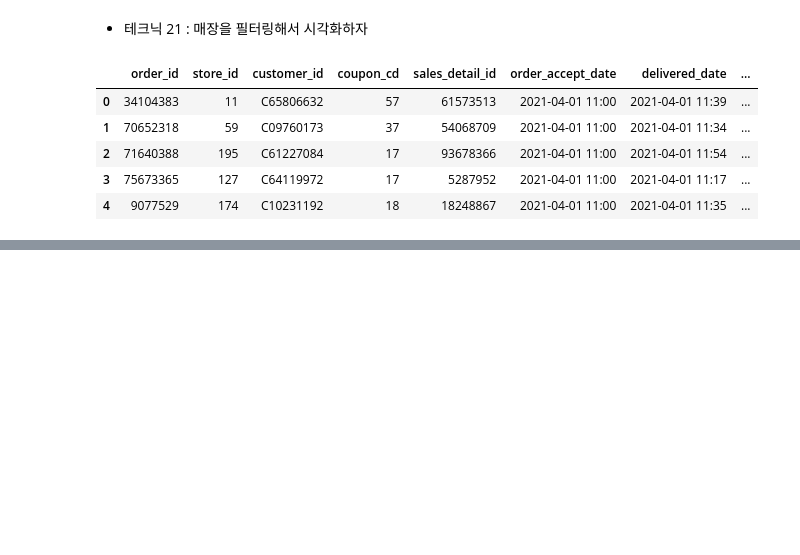
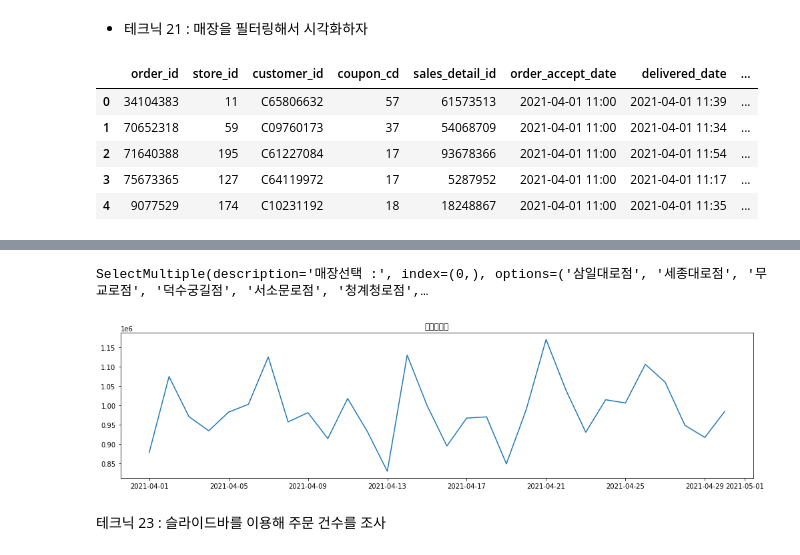
Before and after one commit to kiyong21c/PythonML, a Jupyter notebook: 20221128_Dropdown.ipynb, the cells around one changed output, grey strips where cells are left out. Saved outputs shown, nothing was run; the diff lists cells and outputs as text; code cells hidden in the pictures; blank space fills up the shorter version.

```diff
--- a/20221128_Dropdown.ipynb
+++ b/20221128_Dropdown.ipynb
@@ -901,0 +935,13 @@ Dropdown(description='지역 선택 :', index=9, options=('삼일대로점', '
+# %%
+%%writefile font.py
+import matplotlib.pyplot as plt
+
+# 한글 폰트 처리
+import os
+
+if os.name == 'nt': # Windows
+    plt.rc('font', family='Malgun Gothic')
+elif os.name == 'posix': # MacOS
+    plt.rc('font', family='AllieGothic')
+
+plt.rc('axes', unicode_minus=False) # minus("-") font settings
@@ -901,0 +994,32 @@ Dropdown(description='지역 선택 :', index=9, options=('삼일대로점', '
+# %%
+def graph_by_multi(val):
+    clear_output() # IPython.display라이브러리의 함수
+    display(select2)
+
+    fig = plt.figure(figsize=(17, 4)) # State-based Plot
+    plt.subplots_adjust(wspace=0.25, hspace=0.6)
+
+    i = 0
+
+    for trg in val['new']:
+        pick_data = order_data.loc[(order_data['store_name'] == trg) &
+                                    (order_data['status'].isin([1, 2]))]
+        temp = pick_data[['order_accept_date', 'total_amount', 'store_name']].copy()
+        temp.loc[:, 'order_accept_date'] = pd.to_datetime(temp['order_accept_date'])
+        temp.set_index('order_accept_date', inplace=True)
+
+        i += 1
+
+        # State-based 스타일로 시작했지만 "fig에 축을 할당"하면서 Object-oriented 스타일로 바꿈
+        ax = fig.add_subplot(1, len(val['new']), i)
+        ax.plot(temp.resample('D').sum());
+        ax.set_title(trg)
+
+select2 = SelectMultiple(options=store_list, description='매장선택 :')
+select2.observe(graph_by_multi, names='value')
+display(select2)
+# %% [output]
+SelectMultiple(description='매장선택 :', index=(0,), options=('삼일대로점', '세종대로점', '무교로점', '덕수궁길점', '서소문로점', '청계청로점',…
+[figure, added]
+# %% [markdown]
+테크닉 23 : 슬라이드바를 이용해 주문 건수를 조사
```
Also changed, not shown: parts of 15 cells of this notebook.
